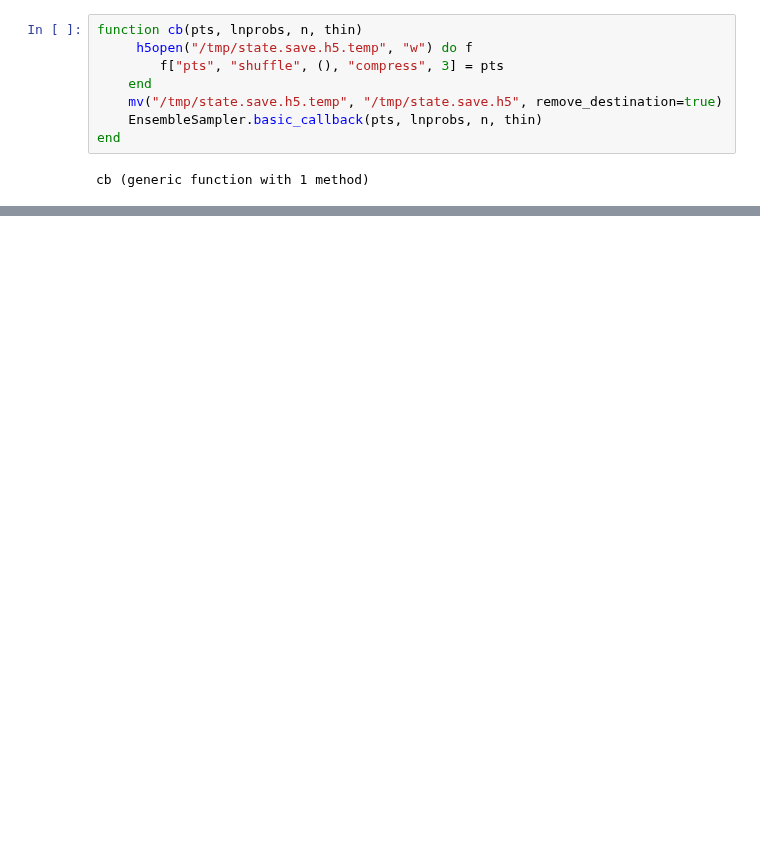
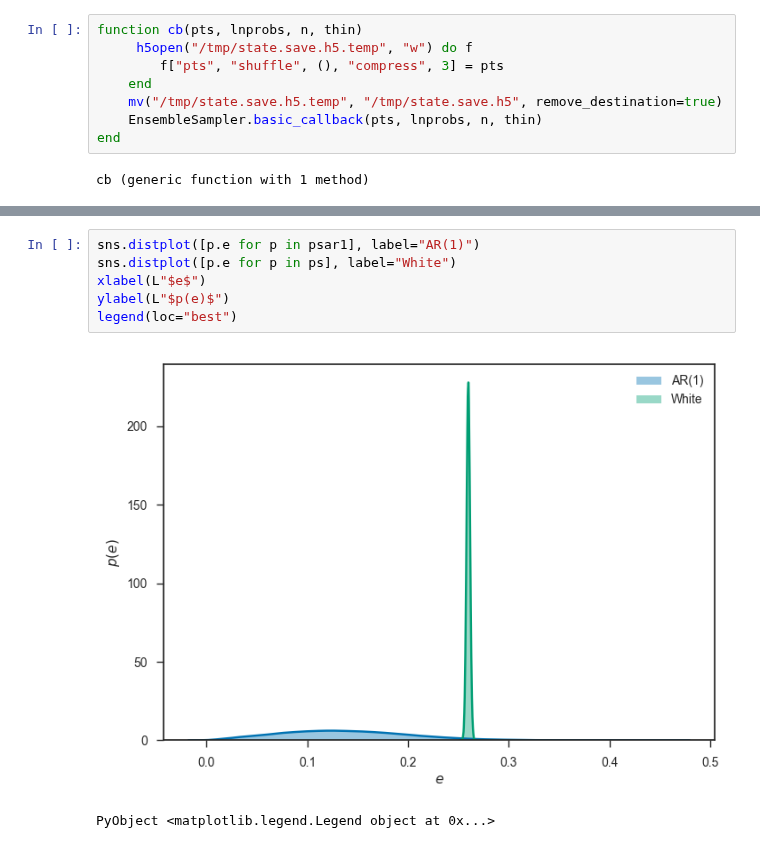
Before and after one commit to farr/Aldebaran, a Jupyter notebook: notebooks/LargeSpacing.ipynb, the cells around one changed output, grey strips where cells are left out. Saved outputs shown, nothing was run; the diff lists cells and outputs as text; blank space fills up the shorter version.

```diff
--- a/notebooks/LargeSpacing.ipynb
+++ b/notebooks/LargeSpacing.ipynb
@@ -798,0 +786,9 @@ end;
+# %%
+sns.distplot([p.e for p in psar1], label="AR(1)")
+sns.distplot([p.e for p in ps], label="White")
+xlabel(L"$e$")
+ylabel(L"$p(e)$")
+legend(loc="best")
+# %% [output]
+[figure, added]
+PyObject <matplotlib.legend.Legend object at 0x...>
```
Also changed, not shown: parts of 14 cells of this notebook, 1 other file.
